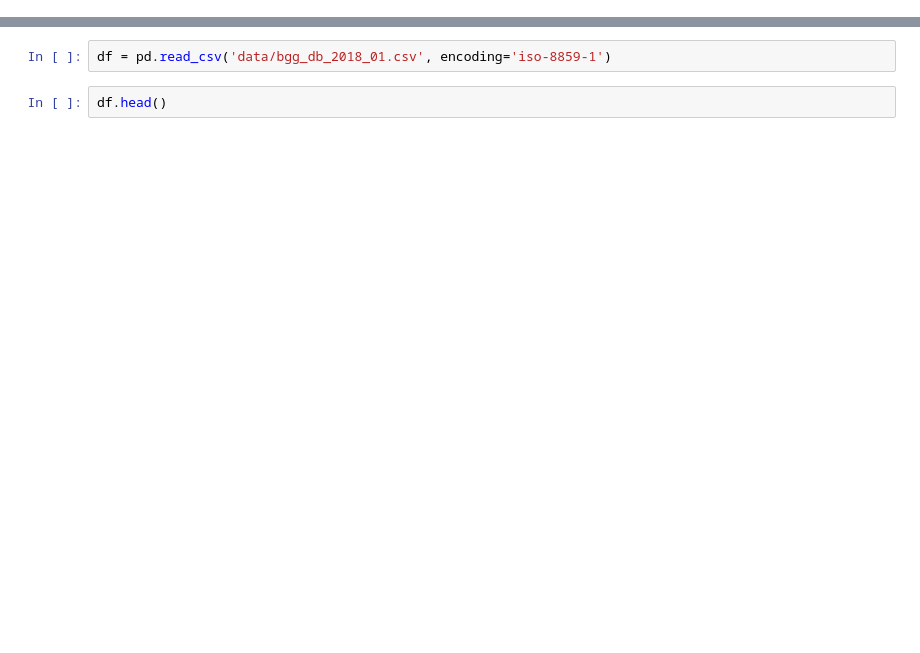
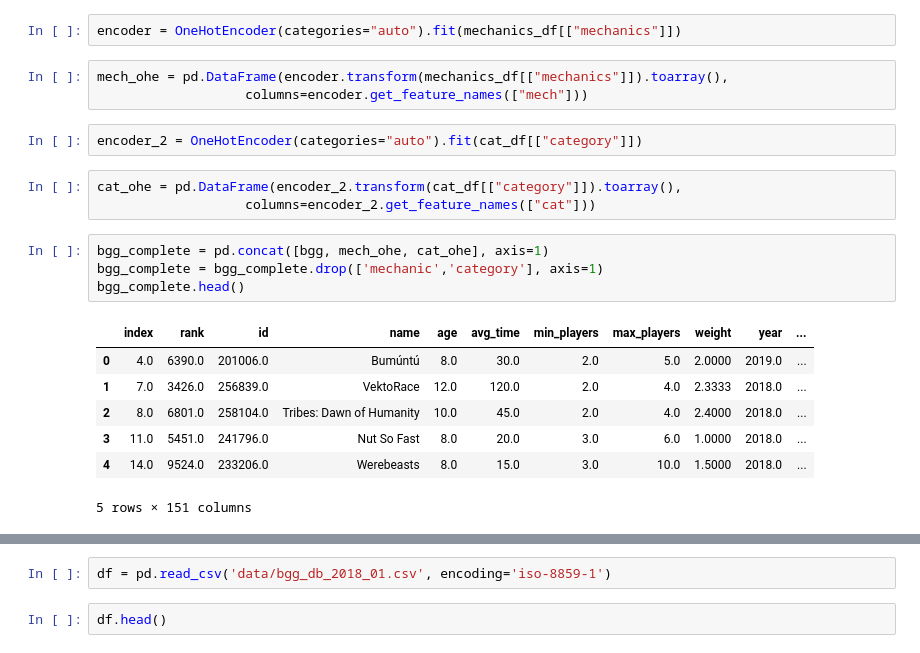
Before and after one commit to mandoiwanaga/board_game_rank_classifier, a Jupyter notebook: eda/john_eda.ipynb, the cells around one changed output, grey strips where cells are left out. Cells and saved outputs as stored; diff of their text form; blank space fills up the shorter version.

```diff
--- a/eda/john_eda.ipynb
+++ b/eda/john_eda.ipynb
@@ -52,0 +134,22 @@ Looks like the API request either pulled the wrong games because of duplicate ti
+# %%
+encoder = OneHotEncoder(categories="auto").fit(mechanics_df[["mechanics"]])
+# %%
+mech_ohe = pd.DataFrame(encoder.transform(mechanics_df[["mechanics"]]).toarray(),
+                   columns=encoder.get_feature_names(["mech"]))
+# %%
+encoder_2 = OneHotEncoder(categories="auto").fit(cat_df[["category"]])
+# %%
+cat_ohe = pd.DataFrame(encoder_2.transform(cat_df[["category"]]).toarray(),
+                   columns=encoder_2.get_feature_names(["cat"]))
+# %%
+bgg_complete = pd.concat([bgg, mech_ohe, cat_ohe], axis=1)
+bgg_complete = bgg_complete.drop(['mechanic','category'], axis=1)
+bgg_complete.head()
+# %% [output]
+|  | index | rank | id | name | age | avg_time | min_players | max_players | weight | year | ... |
+| 0 | 4.0 | 6390.0 | 201006.0 | Bumúntú | 8.0 | 30.0 | 2.0 | 5.0 | 2.0000 | 2019.0 | ... |
+| 1 | 7.0 | 3426.0 | 256839.0 | VektoRace | 12.0 | 120.0 | 2.0 | 4.0 | 2.3333 | 2018.0 | ... |
+| 2 | 8.0 | 6801.0 | 258104.0 | Tribes: Dawn of Humanity | 10.0 | 45.0 | 2.0 | 4.0 | 2.4000 | 2018.0 | ... |
+| 3 | 11.0 | 5451.0 | 241796.0 | Nut So Fast | 8.0 | 20.0 | 3.0 | 6.0 | 1.0000 | 2018.0 | ... |
+| 4 | 14.0 | 9524.0 | 233206.0 | Werebeasts | 8.0 | 15.0 | 3.0 | 10.0 | 1.5000 | 2018.0 | ... |
+5 rows × 151 columns
```
Also changed, not shown: parts of 26 cells of this notebook.
